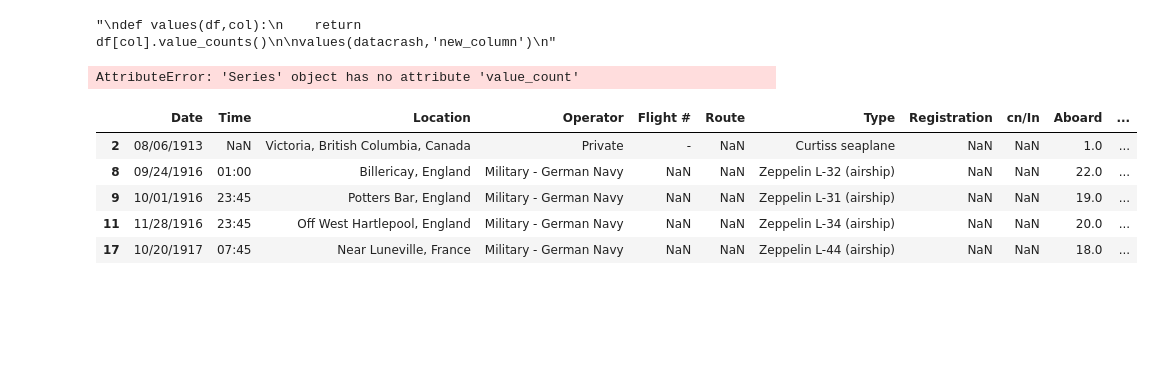
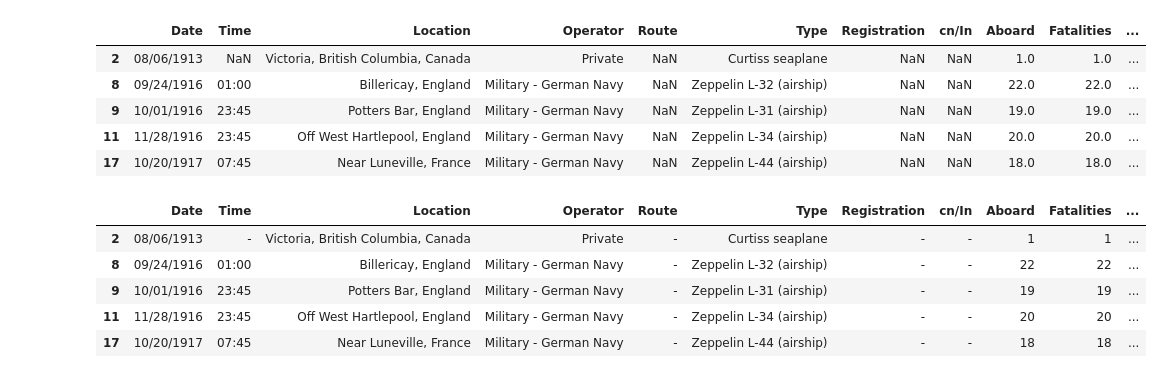
Before and after one commit to marinapm90/data-labs, a Jupyter notebook: module-1/pipelines-project/your-code/Untitled.ipynb, the cells around one changed output. Saved outputs shown, nothing was run; the diff lists cells and outputs as text; code cells hidden in the pictures; blank space fills up the shorter version.

```diff
--- a/module-1/pipelines-project/your-code/Untitled.ipynb
+++ b/module-1/pipelines-project/your-code/Untitled.ipynb
@@ -40,16 +25,11 @@ dtype: float64
 # %%
-"""
 def drop_null(df,percent):
     for column in df:
-        column_to_drop = (df.isnull().sum()/len(df))
-        for value in column_to_drop:
-            if value in column >= percent:
-                del df[column]
-
+        result = (df[column].isnull().sum()/len(df))
+        if result >= percent:
+            del df[column]
     return df
 
 datacrash = drop_null(datacrash,0.75)
 datacrash.head()
-
-"""
 # %% [output]
@@ -73,6 +58,9 @@ datacrash.head()
 # %%
-def rename_col(df,old_name,new_name):
-    return df.rename(columns = {'old_name':'new_name'},inplace = True)
-datacrash = rename_col(datacrash,'new_column','country')
+def rename_col(df,col,new_name):
+    df.rename(columns = { col: new_name}, inplace = True)
+    return df
+
+datacrash = rename_col(datacrash,'new_column','Country')
+datacrash = rename_col(datacrash,'new_column2','Regions')
 datacrash.head()
 # %% [output]
@@ -95,39 +88,21 @@ datacrash.head()
-# %%
-"""
-def values(df,col):
-    return df[col].value_counts()
-
-values(datacrash,'new_column')
-"""
-# %% [output]
-"\ndef values(df,col):\n    return df[col].value_counts()\n\nvalues(datacrash,'new_column')\n"
-# %%
-"""
-def filtered(df,column,value):
-    df_filtered = df[(df[column].value_count() > value)]
-    return df
-datacrash = filtered(datacrash,'new_column','100')
-"""
-# %% [output]
-AttributeError: 'Series' object has no attribute 'value_count'
 # %%
 
 def filter(df,col):
     crashes = df[col].value_counts()
     return (crashes.index[:10])
 
 def filter2(df,col):
     filtro = filter(df,col)
     data_filtered = df[df[col].isin(filtro)]
     return data_filtered
 
-datacrash= filter2(datacrash,'new_column')
+datacrash= filter2(datacrash,'Country')
 
 datacrash.head()
 # %% [output]
-|  | Date | Time | Location | Operator | Flight # | Route | Type | Registration | cn/In | Aboard | ... |
-| 2 | 08/06/1913 | NaN | Victoria, British Columbia, Canada | Private | - | NaN | Curtiss seaplane | NaN | NaN | 1.0 | ... |
-| 8 | 09/24/1916 | 01:00 | Billericay, England | Military - German Navy | NaN | NaN | Zeppelin L-32 (airship) | NaN | NaN | 22.0 | ... |
-| 9 | 10/01/1916 | 23:45 | Potters Bar, England | Military - German Navy | NaN | NaN | Zeppelin L-31 (airship) | NaN | NaN | 19.0 | ... |
-| 11 | 11/28/1916 | 23:45 | Off West Hartlepool, England | Military - German Navy | NaN | NaN | Zeppelin L-34 (airship) | NaN | NaN | 20.0 | ... |
-| 17 | 10/20/1917 | 07:45 | Near Luneville, France | Military - German Navy | NaN | NaN | Zeppelin L-44 (airship) | NaN | NaN | 18.0 | ... |
+|  | Date | Time | Location | Operator | Route | Type | Registration | cn/In | Aboard | Fatalities | ... |
+| 2 | 08/06/1913 | NaN | Victoria, British Columbia, Canada | Private | NaN | Curtiss seaplane | NaN | NaN | 1.0 | 1.0 | ... |
+| 8 | 09/24/1916 | 01:00 | Billericay, England | Military - German Navy | NaN | Zeppelin L-32 (airship) | NaN | NaN | 22.0 | 22.0 | ... |
+| 9 | 10/01/1916 | 23:45 | Potters Bar, England | Military - German Navy | NaN | Zeppelin L-31 (airship) | NaN | NaN | 19.0 | 19.0 | ... |
+| 11 | 11/28/1916 | 23:45 | Off West Hartlepool, England | Military - German Navy | NaN | Zeppelin L-34 (airship) | NaN | NaN | 20.0 | 20.0 | ... |
+| 17 | 10/20/1917 | 07:45 | Near Luneville, France | Military - German Navy | NaN | Zeppelin L-44 (airship) | NaN | NaN | 18.0 | 18.0 | ... |
@@ -136,0 +109,13 @@ def filtered():
+# %%
+def change_null(df):
+    return df.fillna('-')
+
+datacrash = change_null(datacrash)
+datacrash.head()
+# %% [output]
+|  | Date | Time | Location | Operator | Route | Type | Registration | cn/In | Aboard | Fatalities | ... |
+| 2 | 08/06/1913 | - | Victoria, British Columbia, Canada | Private | - | Curtiss seaplane | - | - | 1 | 1 | ... |
+| 8 | 09/24/1916 | 01:00 | Billericay, England | Military - German Navy | - | Zeppelin L-32 (airship) | - | - | 22 | 22 | ... |
+| 9 | 10/01/1916 | 23:45 | Potters Bar, England | Military - German Navy | - | Zeppelin L-31 (airship) | - | - | 19 | 19 | ... |
+| 11 | 11/28/1916 | 23:45 | Off West Hartlepool, England | Military - German Navy | - | Zeppelin L-34 (airship) | - | - | 20 | 20 | ... |
+| 17 | 10/20/1917 | 07:45 | Near Luneville, France | Military - German Navy | - | Zeppelin L-44 (airship) | - | - | 18 | 18 | ... |
```
Also changed, not shown: parts of 8 cells of this notebook.
